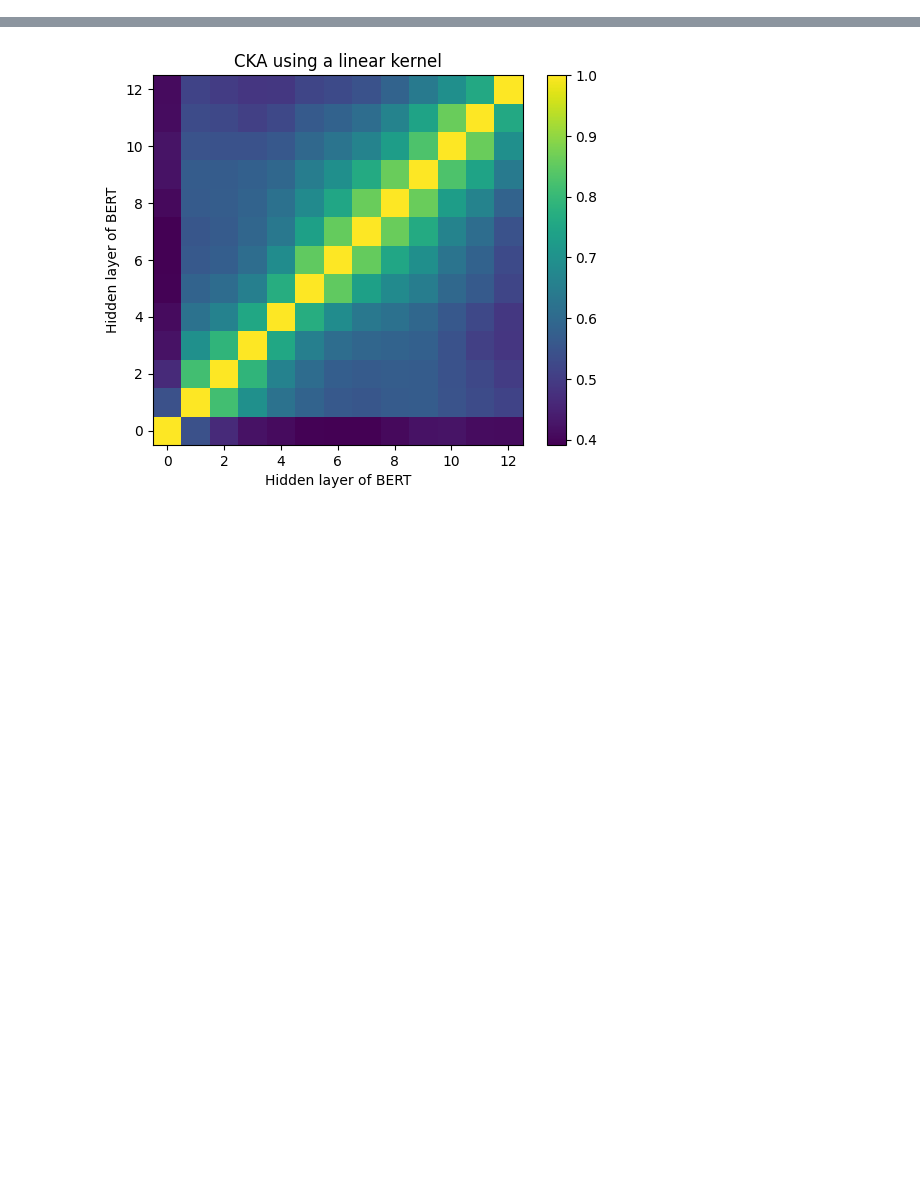
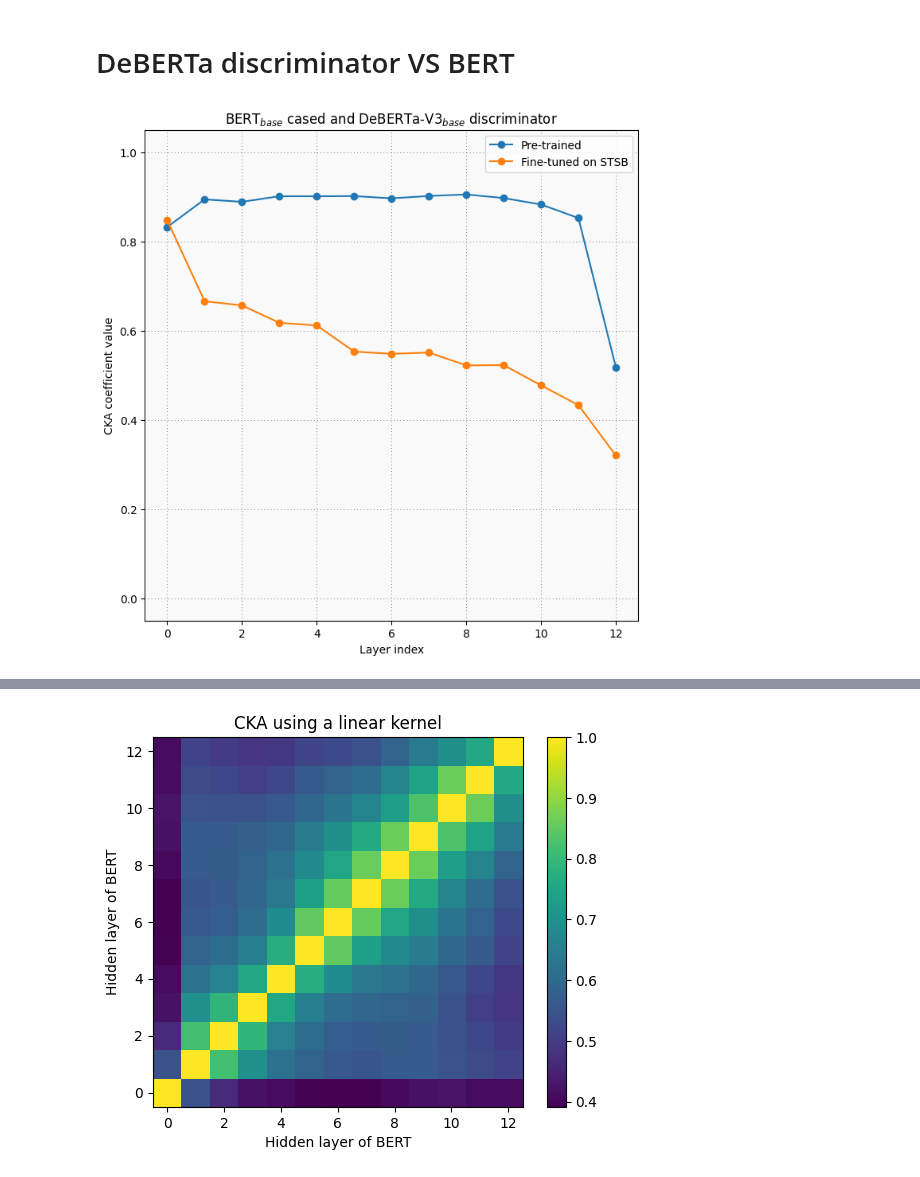
Before and after one commit to ir2718/similarity-embedding-quality, a Jupyter notebook: notebooks/representation_similarity.ipynb, the cells around one changed output, grey strips where cells are left out. Cells and saved outputs as stored; diff of their text form; code cells hidden in the pictures; blank space fills up the shorter version.

```diff
--- a/notebooks/representation_similarity.ipynb
+++ b/notebooks/representation_similarity.ipynb
@@ -372,0 +456,18 @@ electra_activations_gen_np.shape, electra_activations_np.shape, bert_activations
+# %% [markdown]
+# DeBERTa discriminator VS BERT
+# %%
+diag = do_cka_on_diag(activations_deberta_disc, activations_bert)
+diag_pretrained = do_cka_on_diag(activations_deberta_disc_pretrained, activations_bert_pretrained)
+
+plot_diag(
+    diags=[diag_pretrained, diag],
+    labels=[
+        "Pre-trained",
+        "Fine-tuned on STSB"
+    ],
+    model_name1="BERT$_{base}$ cased",
+    model_name2="DeBERTa-V3$_{base}$ discriminator",
+)
+plt.savefig("./plots/deberta_disc_bert.pdf", format="pdf", bbox_inches="tight", dpi=300)
+# %% [output]
+[figure, added]
```
Also changed, not shown: parts of 23 cells of this notebook.
